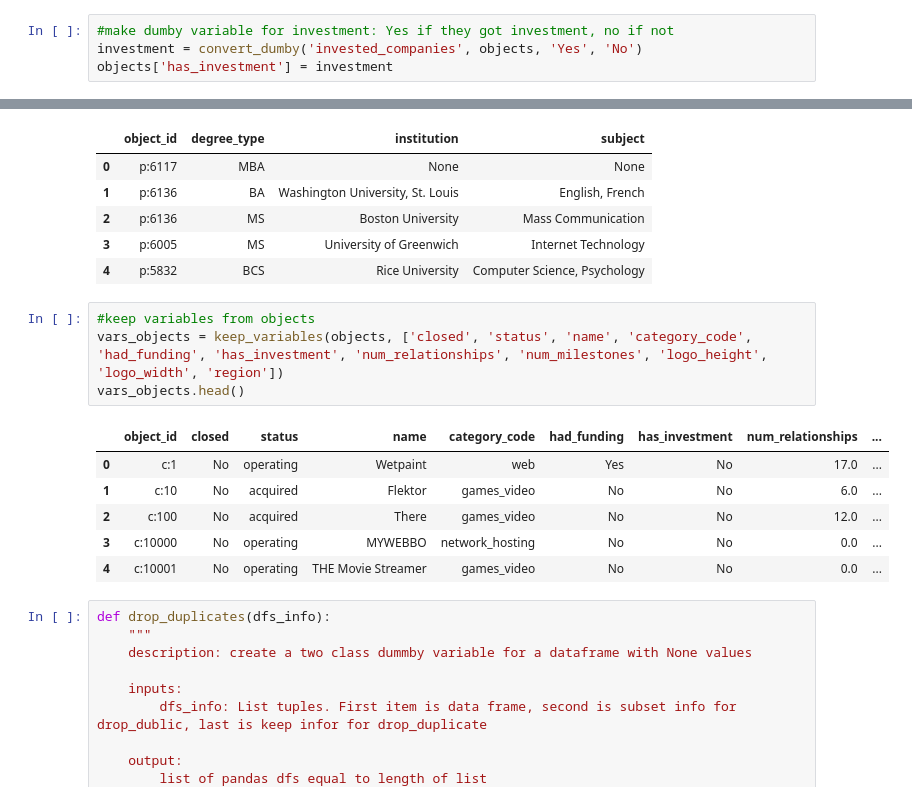
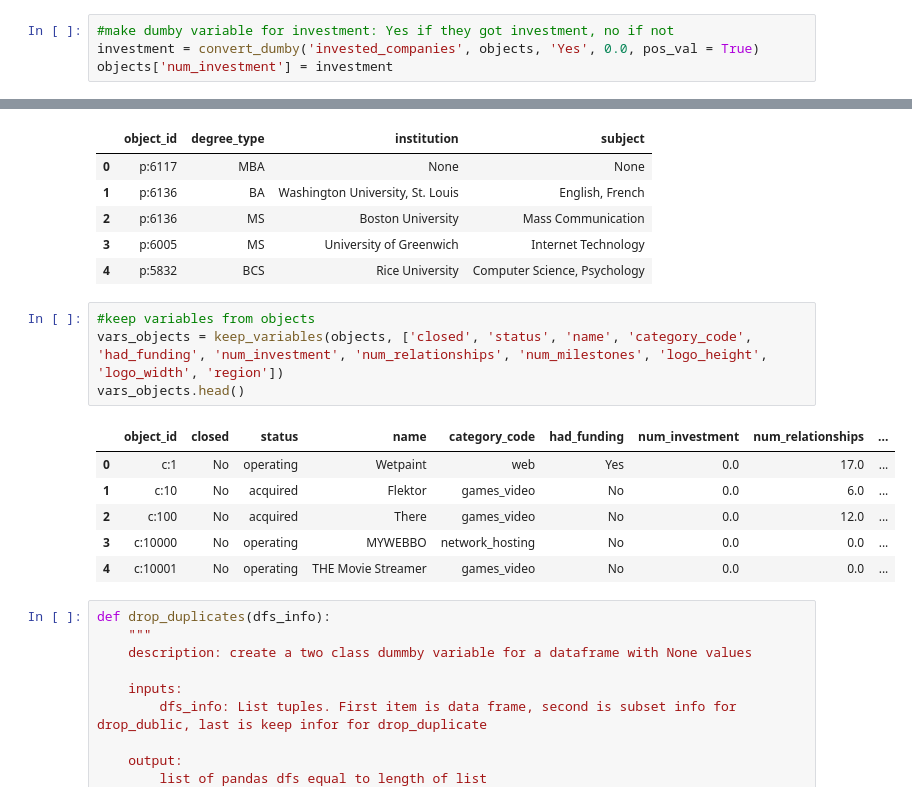
Before and after one commit to berkeley-stat159-f17/project-3-p2-mo-ma-ne, a Jupyter notebook: classification_data_prep.ipynb, the cells around one changed output, grey strips where cells are left out. Cells and saved outputs as stored; diff of their text form.

```diff
--- a/classification_data_prep.ipynb
+++ b/classification_data_prep.ipynb
@@ -95,8 +95,8 @@ funding = convert_dumby('first_funding_at', objects, 'Yes', 'No')
 objects['had_funding'] = funding
 # %%
 #make dumby variable for investment: Yes if they got investment, no if not
-investment = convert_dumby('invested_companies', objects, 'Yes', 'No')
-objects['has_investment'] = investment
+investment = convert_dumby('invested_companies', objects, 'Yes', 0.0, pos_val = True)
+objects['num_investment'] = investment
 # %%
 #get number of relationships
 num_relationships = convert_dumby('relationships', objects, 'Yes', 0.0, pos_val = True)
@@ -174,15 +174,15 @@ vars_degrees.head()
 | 4 | p:5832 | BCS | Rice University | Computer Science, Psychology |
 # %%
 #keep variables from objects
-vars_objects = keep_variables(objects, ['closed', 'status', 'name', 'category_code', 'had_funding', 'has_investment', 'num_relationships', 'num_milestones', 'logo_height', 'logo_width', 'region'])
+vars_objects = keep_variables(objects, ['closed', 'status', 'name', 'category_code', 'had_funding', 'num_investment', 'num_relationships', 'num_milestones', 'logo_height', 'logo_width', 'region'])
 vars_objects.head()
 # %% [output]
-|  | object_id | closed | status | name | category_code | had_funding | has_investment | num_relationships | ... |
-| 0 | c:1 | No | operating | Wetpaint | web | Yes | No | 17.0 | ... |
-| 1 | c:10 | No | acquired | Flektor | games_video | No | No | 6.0 | ... |
-| 2 | c:100 | No | acquired | There | games_video | No | No | 12.0 | ... |
-| 3 | c:10000 | No | operating | MYWEBBO | network_hosting | No | No | 0.0 | ... |
-| 4 | c:10001 | No | operating | THE Movie Streamer | games_video | No | No | 0.0 | ... |
+|  | object_id | closed | status | name | category_code | had_funding | num_investment | num_relationships | ... |
+| 0 | c:1 | No | operating | Wetpaint | web | Yes | 0.0 | 17.0 | ... |
+| 1 | c:10 | No | acquired | Flektor | games_video | No | 0.0 | 6.0 | ... |
+| 2 | c:100 | No | acquired | There | games_video | No | 0.0 | 12.0 | ... |
+| 3 | c:10000 | No | operating | MYWEBBO | network_hosting | No | 0.0 | 0.0 | ... |
+| 4 | c:10001 | No | operating | THE Movie Streamer | games_video | No | 0.0 | 0.0 | ... |
 # %%
 def drop_duplicates(dfs_info):
     """
```
Also changed, not shown: parts of 7 cells of this notebook, 1 other file.
